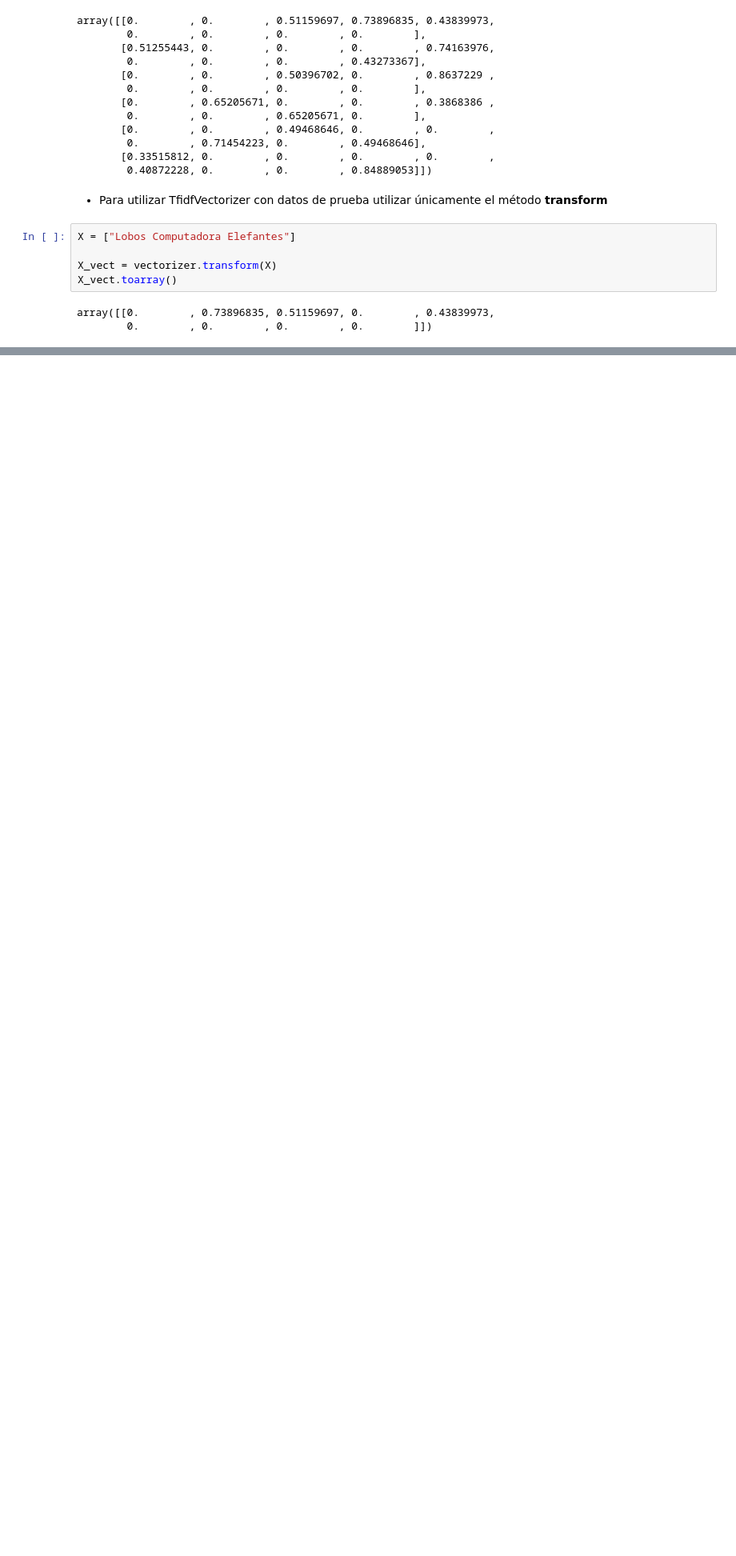
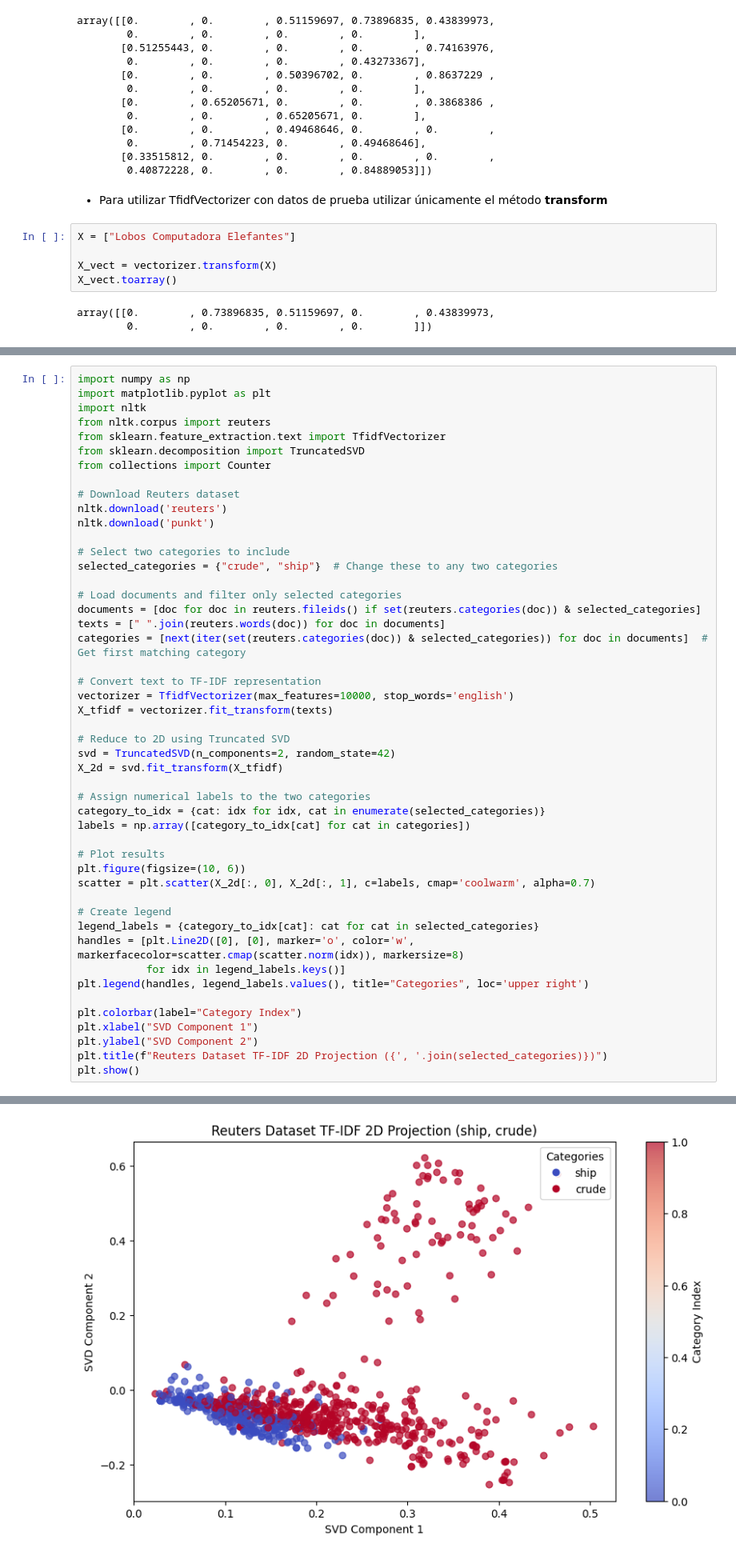
Before and after one commit to milmor/NLP, a Jupyter notebook: Notebooks/01_Tf-idf.ipynb, the cells around one changed output, grey strips where cells are left out. Shown at 80% size. Drawn from its saved outputs; the diff is of its cells as text; blank space fills up the shorter version.

Commit message:
add plot

```diff
--- a/Notebooks/01_Tf-idf.ipynb
+++ b/Notebooks/01_Tf-idf.ipynb
@@ -129,0 +136,49 @@ array([[0.        , 0.73896835, 0.51159697, 0.        , 0.43839973,
+# %%
+import numpy as np
+import matplotlib.pyplot as plt
+import nltk
+from nltk.corpus import reuters
+from sklearn.feature_extraction.text import TfidfVectorizer
+from sklearn.decomposition import TruncatedSVD
+from collections import Counter
+
+# Download Reuters dataset
+nltk.download('reuters')
+nltk.download('punkt')
+
+# Select two categories to include
+selected_categories = {"crude", "ship"}  # Change these to any two categories
+
+# Load documents and filter only selected categories
+documents = [doc for doc in reuters.fileids() if set(reuters.categories(doc)) & selected_categories]
+texts = [" ".join(reuters.words(doc)) for doc in documents]
+categories = [next(iter(set(reuters.categories(doc)) & selected_categories)) for doc in documents]  # Get first matching category
+
+# Convert text to TF-IDF representation
+vectorizer = TfidfVectorizer(max_features=10000, stop_words='english')
+X_tfidf = vectorizer.fit_transform(texts)
+
+# Reduce to 2D using Truncated SVD
+svd = TruncatedSVD(n_components=2, random_state=42)
+X_2d = svd.fit_transform(X_tfidf)
+
+# Assign numerical labels to the two categories
+category_to_idx = {cat: idx for idx, cat in enumerate(selected_categories)}
+labels = np.array([category_to_idx[cat] for cat in categories])
+
+# Plot results
+plt.figure(figsize=(10, 6))
+scatter = plt.scatter(X_2d[:, 0], X_2d[:, 1], c=labels, cmap='coolwarm', alpha=0.7)
+
+# Create legend
+legend_labels = {category_to_idx[cat]: cat for cat in selected_categories}
+handles = [plt.Line2D([0], [0], marker='o', color='w', markerfacecolor=scatter.cmap(scatter.norm(idx)), markersize=8)
+           for idx in legend_labels.keys()]
+plt.legend(handles, legend_labels.values(), title="Categories", loc='upper right')
+
+plt.colorbar(label="Category Index")
+plt.xlabel("SVD Component 1")
+plt.ylabel("SVD Component 2")
+plt.title(f"Reuters Dataset TF-IDF 2D Projection ({', '.join(selected_categories)})")
+plt.show()
+# %% [output]
@@ -129,0 +189 @@ array([[0.        , 0.73896835, 0.51159697, 0.        , 0.43839973,
+[figure, added]
```
Also changed, not shown: parts of 6 cells of this notebook.
